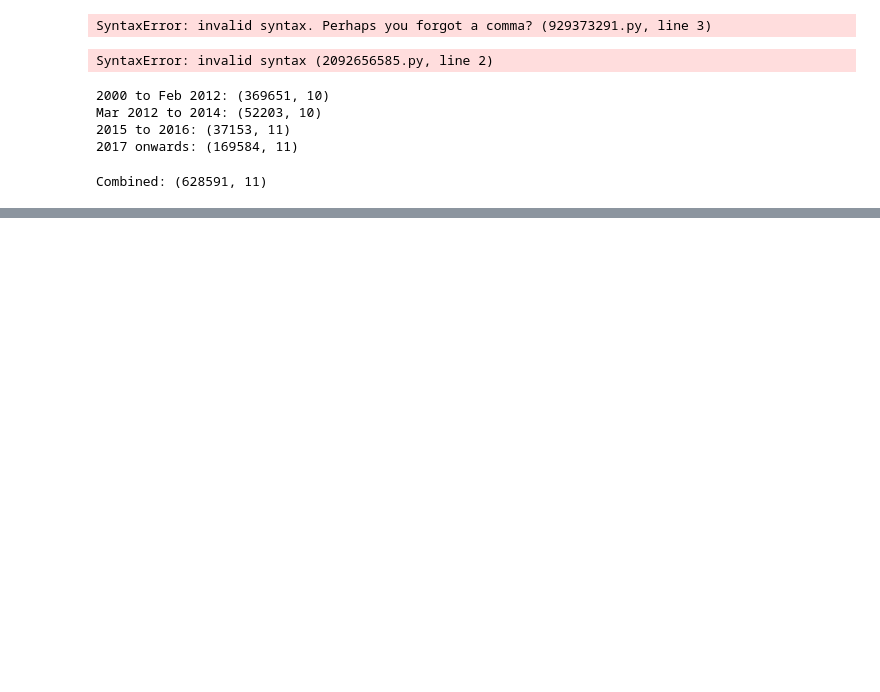
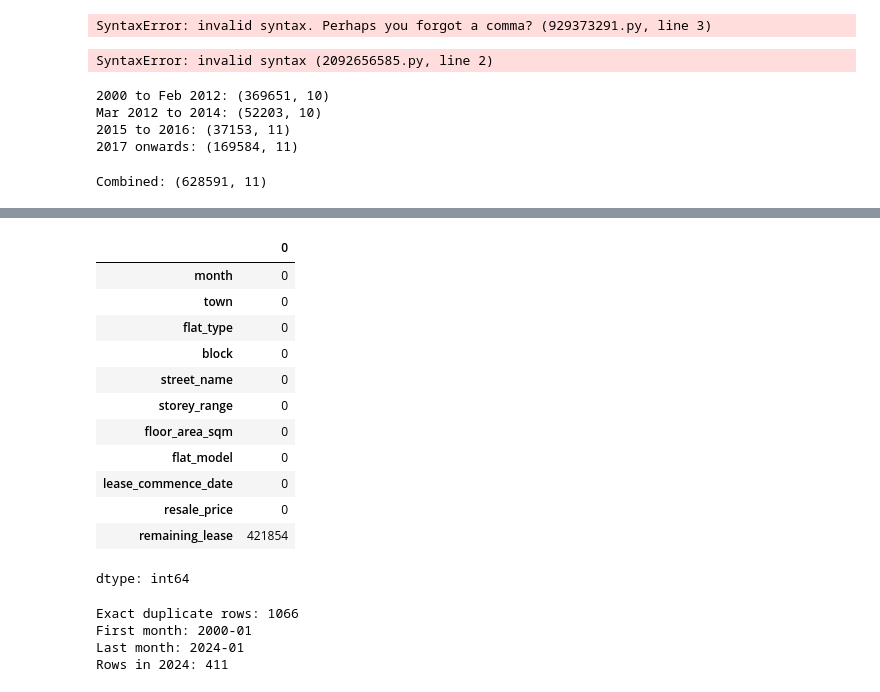
Before and after one commit to antonytfchoi-glitch/capstone-project, a Jupyter notebook: hdb.ipynb, the cells around one changed output, grey strips where cells are left out. Saved outputs shown, nothing was run; the diff lists cells and outputs as text; code cells hidden in the pictures; blank space fills up the shorter version.

```diff
--- a/hdb.ipynb
+++ b/hdb.ipynb
@@ -49,0 +96,26 @@ Combined: (628591, 11)
+# %%
+df.isnull().sum()
+# %% [output]
+|  | 0 |
+| month | 0 |
+| town | 0 |
+| flat_type | 0 |
+| block | 0 |
+| street_name | 0 |
+| storey_range | 0 |
+| floor_area_sqm | 0 |
+| flat_model | 0 |
+| lease_commence_date | 0 |
+| resale_price | 0 |
+| remaining_lease | 421854 |
+dtype: int64
+# %%
+print('Exact duplicate rows:', df.duplicated().sum())
+print('First month:', df['month'].min())
+print('Last month:', df['month'].max())
+print('Rows in 2024:', (df['month'].str[:4] == '2024').sum())
+# %% [output]
+Exact duplicate rows: 1066
+First month: 2000-01
+Last month: 2024-01
+Rows in 2024: 411
```
Also changed, not shown: parts of 9 cells of this notebook.
